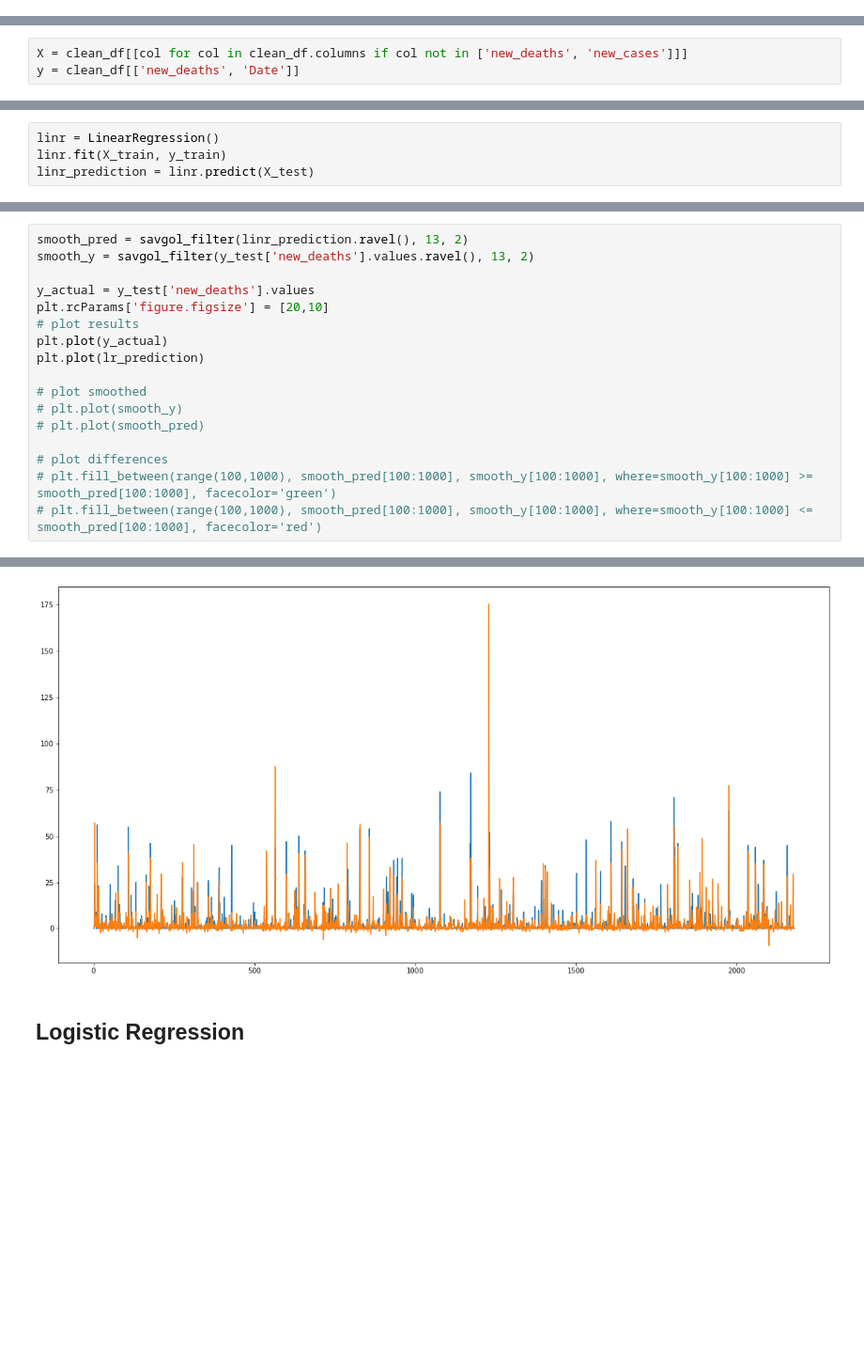
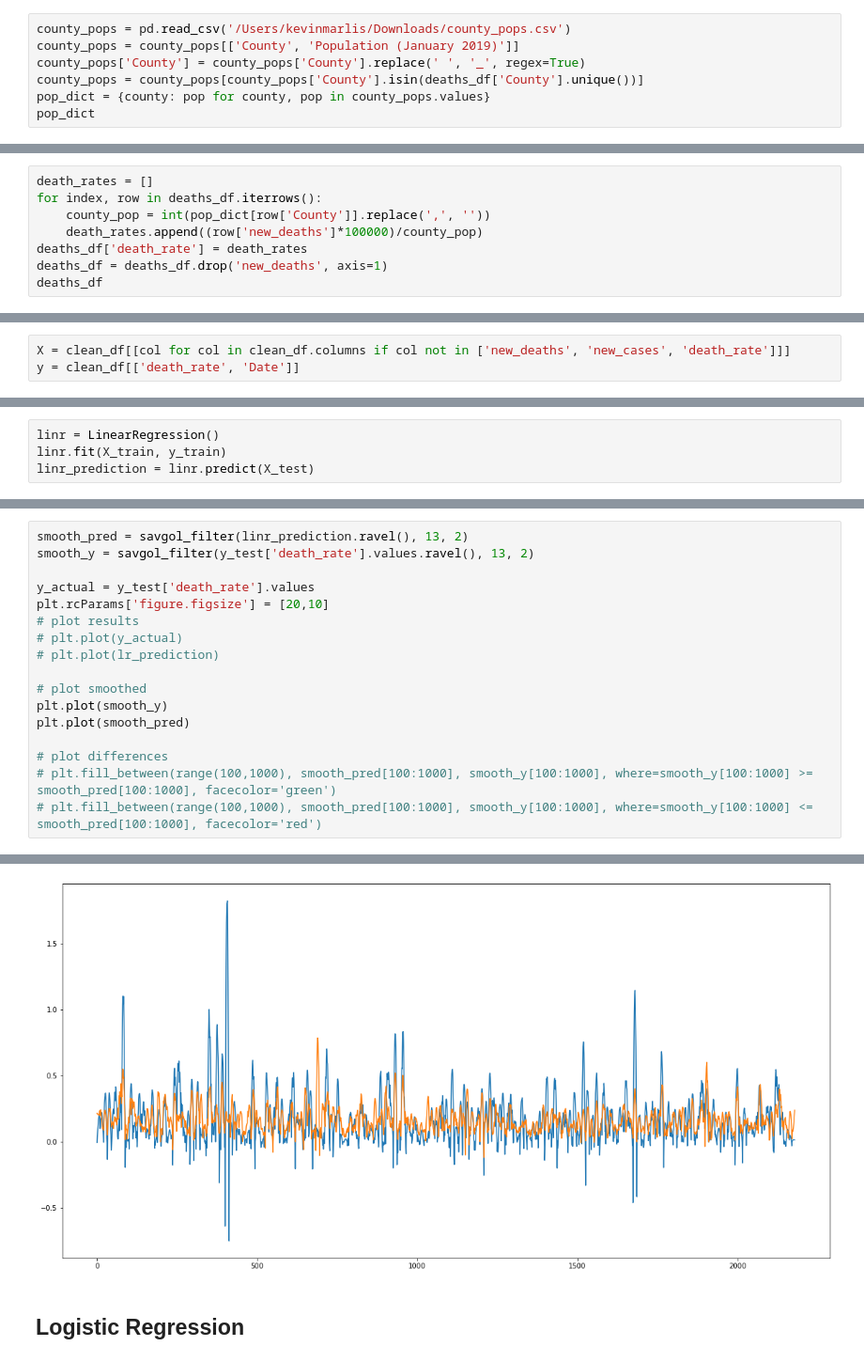
Before and after one commit to kevinmarlis/air-pollution-and-health, a Jupyter notebook: Covid/New tests/Random Forest.ipynb, the cells around one changed output, grey strips where cells are left out. Shown: that part at 94% size. Cells and saved outputs as stored; diff of their text form; blank space fills up the shorter version.

```diff
--- a/Covid/New tests/Random Forest.ipynb
+++ b/Covid/New tests/Random Forest.ipynb
@@ -27,3 +27,10 @@ deaths_df.head()
 | 2 | 2020-01-28 | 0.025 | 0.033 | 9.7 | Alameda | 0.0 |
 | 3 | 2020-01-29 | 0.022 | 0.024 | 11.8 | Alameda | 0.0 |
 | 4 | 2020-01-30 | 0.022 | 0.021 | 10.2 | Alameda | 0.0 |
+# %%
+county_pops = pd.read_csv('/Users/kevinmarlis/Downloads/county_pops.csv')
+county_pops = county_pops[['County', 'Population (January 2019)']]
+county_pops['County'] = county_pops['County'].replace(' ', '_', regex=True)
+county_pops = county_pops[county_pops['County'].isin(deaths_df['County'].unique())]
+pop_dict = {county: pop for county, pop in county_pops.values}
+pop_dict
@@ -29,0 +55,8 @@ deaths_df.head()
+# %%
+death_rates = []
+for index, row in deaths_df.iterrows():
+    county_pop = int(pop_dict[row['County']].replace(',', ''))
+    death_rates.append((row['new_deaths']*100000)/county_pop)
+deaths_df['death_rate'] = death_rates
+deaths_df = deaths_df.drop('new_deaths', axis=1)
+deaths_df
@@ -94,8 +147,8 @@ sns.heatmap(df_corr[df_corr['new_deaths']>0].T, ax=ax)
 # %% [markdown]
 ## Train/test splitting
 # %%
-X = clean_df[[col for col in clean_df.columns if col not in ['new_deaths', 'new_cases']]]
-y = clean_df[['new_deaths', 'Date']]
+X = clean_df[[col for col in clean_df.columns if col not in ['new_deaths', 'new_cases', 'death_rate']]]
+y = clean_df[['death_rate', 'Date']]
 # %%
 use_random = True
 
@@ -147,23 +200,23 @@ The Median Absolute Error: 0.75 deaths
 # %%
 smooth_pred = savgol_filter(linr_prediction.ravel(), 13, 2)
-smooth_y = savgol_filter(y_test['new_deaths'].values.ravel(), 13, 2)
+smooth_y = savgol_filter(y_test['death_rate'].values.ravel(), 13, 2)
 
-y_actual = y_test['new_deaths'].values
+y_actual = y_test['death_rate'].values
 plt.rcParams['figure.figsize'] = [20,10]
 # plot results
-plt.plot(y_actual)
-plt.plot(lr_prediction)
+# plt.plot(y_actual)
+# plt.plot(lr_prediction)
 
 # plot smoothed
-# plt.plot(smooth_y)
-# plt.plot(smooth_pred)
+plt.plot(smooth_y)
+plt.plot(smooth_pred)
 
 # plot differences
 # plt.fill_between(range(100,1000), smooth_pred[100:1000], smooth_y[100:1000], where=smooth_y[100:1000] >= smooth_pred[100:1000], facecolor='green')
 # plt.fill_between(range(100,1000), smooth_pred[100:1000], smooth_y[100:1000], where=smooth_y[100:1000] <= smooth_pred[100:1000], facecolor='red')
 # %% [output]
 [<matplotlib.lines.Line2D at 0x...>]
-[figure, old version]
+[figure, new version]
 # %% [markdown]
 ## Logistic Regression
 # %%
```
Also changed, not shown: parts of 16 cells of this notebook.
